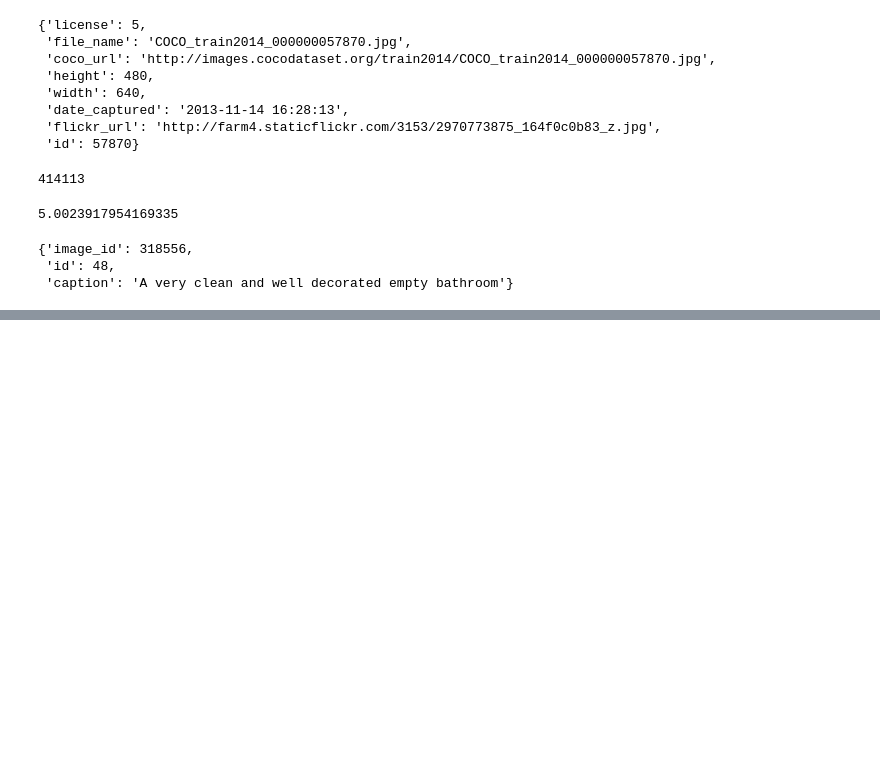
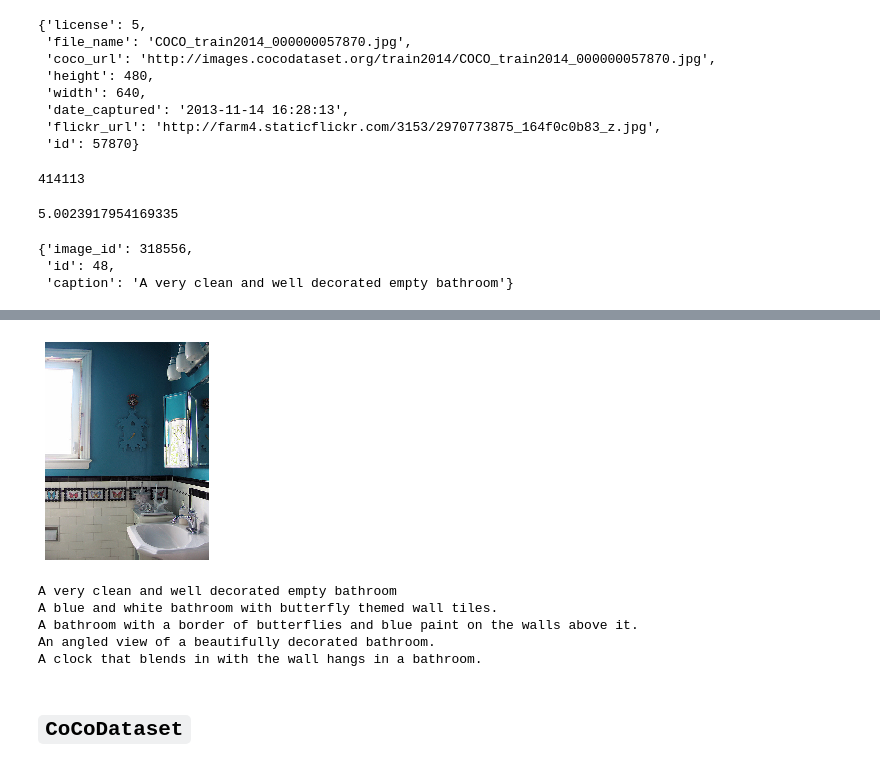
Before and after one commit to ilyarudyak/coco_captioning, a Jupyter notebook: data_loader_debugging.ipynb, the cells around one changed output, grey strips where cells are left out. Cells and saved outputs as stored; diff of their text form; code cells hidden in the pictures; blank space fills up the shorter version.

```diff
--- a/data_loader_debugging.ipynb
+++ b/data_loader_debugging.ipynb
@@ -74,0 +191,2 @@ data['annotations'][0]
+# %%
+annIds = coco.getAnnIds()
@@ -74,0 +201,2 @@ data['annotations'][0]
+# %%
+anns = coco.loadAnns(annIds)
@@ -74,0 +219,2 @@ data['annotations'][0]
+# %%
+img = coco.loadImgs(318556)
@@ -74,0 +236,18 @@ data['annotations'][0]
+# %%
+I = io.imread(img[0]['coco_url'])
+# %%
+plt.imshow(I); plt.axis('off');
+# %% [output]
+[figure, added]
+# %%
+annIds = coco.getAnnIds(imgIds=img[0]['id']);
+anns = coco.loadAnns(annIds)
+coco.showAnns(anns)
+# %% [output]
+A very clean and well decorated empty bathroom
+A blue and white bathroom with butterfly themed wall tiles.
+A bathroom with a border of butterflies and blue paint on the walls above it.
+An angled view of a beautifully decorated bathroom.
+A clock that blends in with the wall hangs in a bathroom.
+# %% [markdown]
+## `CoCoDataset`
```
Also changed, not shown: parts of 42 cells of this notebook, 3 other files.
